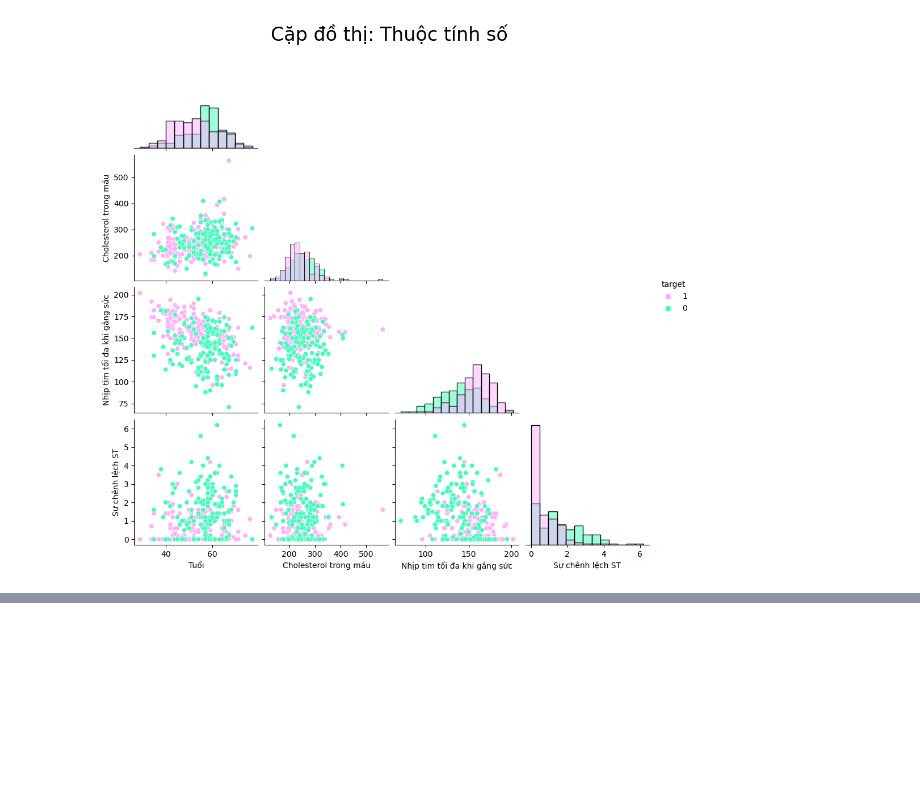
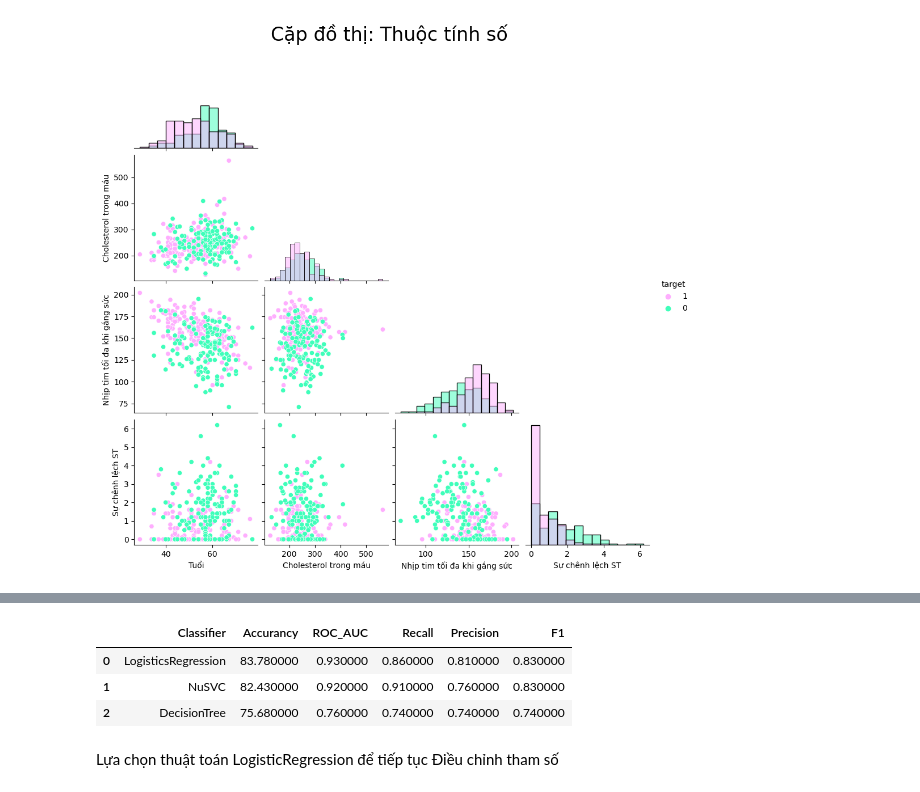
Before and after one commit to DoTienOanh/AI, a Jupyter notebook: AI.ipynb, the cells around one changed output, grey strips where cells are left out. Saved outputs shown, nothing was run; the diff lists cells and outputs as text; code cells hidden in the pictures; blank space fills up the shorter version.

Commit message:
Add files via upload
Bổ sung phần Model Building (Hùng)

```diff
--- a/AI.ipynb
+++ b/AI.ipynb
@@ -344,0 +391,35 @@ ax.set_title("Tương quan các thuộc tính phân loại", fontsize=20, y= 1.0
+# %%
+from sklearn.linear_model import LogisticRegression
+from sklearn.svm import NuSVC
+from sklearn.tree import DecisionTreeClassifier
+from sklearn.model_selection import train_test_split
+
+#Split datasets
+data = lb_cat_feats(data,cat_feats)
+features = data.columns[:-1]
+
+X = data[features]
+y = data['target']
+
+X_train, X_test, y_train, y_test = train_test_split(X, y, test_size=0.25, random_state=0)
+
+names=["LogisticsRegression", "NuSVC", "DecisionTree"]
+classifiers=[
+    LogisticRegression(solver="liblinear", random_state=0),
+    NuSVC(probability=True, random_state=0),
+    DecisionTreeClassifier(random_state=0),
+]
+# %%
+score_summmary(names, classifiers).sort_values(by='Accurancy' , ascending = False)\
+.style.background_gradient(cmap='coolwarm')\
+.bar(subset=["ROC_AUC",], color='#6495ED')\
+.bar(subset=["Recall"], color='#ff355d')\
+.bar(subset=["Precision"], color='lightseagreen')\
+.bar(subset=["F1"], color='gold')
+# %% [output]
+|  | Classifier | Accurancy | ROC_AUC | Recall | Precision | F1 |
+| 0 | LogisticsRegression | 83.780000 | 0.930000 | 0.860000 | 0.810000 | 0.830000 |
+| 1 | NuSVC | 82.430000 | 0.920000 | 0.910000 | 0.760000 | 0.830000 |
+| 2 | DecisionTree | 75.680000 | 0.760000 | 0.740000 | 0.740000 | 0.740000 |
+# %% [markdown]
+Lựa chọn thuật toán LogisticRegression để tiếp tục Điều chỉnh tham số
```
Also changed, not shown: parts of 7 cells of this notebook.
